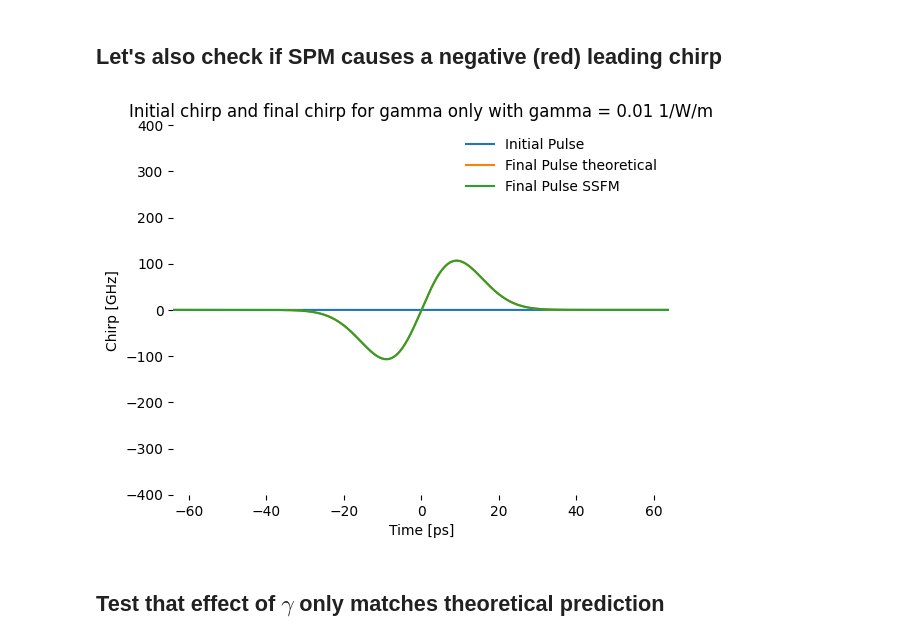
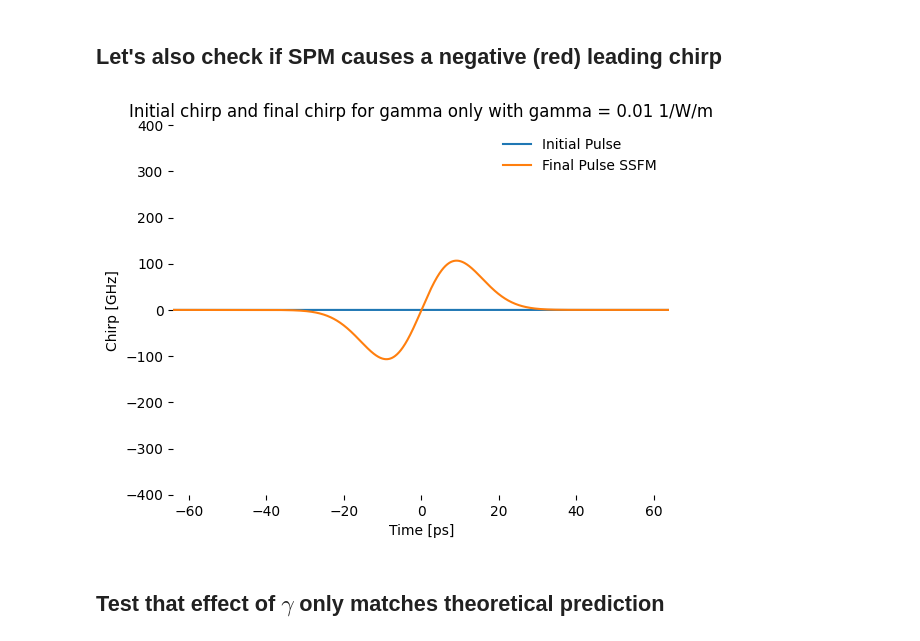
Before and after one commit to LeonoreShaw/SPM, a Jupyter notebook: SPM/SPM.ipynb, the cells around one changed output. Cells and saved outputs as stored; diff of their text form; code cells hidden in the pictures.

```diff
--- a/SPM/SPM.ipynb
+++ b/SPM/SPM.ipynb
@@ -246,7 +246,7 @@ Length          = 1e3      #Fiber length in m
 nsteps          = 2**8     #Number of steps we divide the fiber into # 2**8=256 光纤长度分割的步数
 
 gamma           = 10e-3     #Nonlinearity parameter in 1/W/m
-beta2           = 100e3    #Dispersion in fs^2/m (units typically used when referring to beta2)
+beta2           = 10e3    #Dispersion in fs^2/m (units typically used when referring to beta2)
 beta2          *= (1e-30)  #Convert fs^2 to s^2 so everything is in SI units
 alpha_dB_per_m  = 0.2e-3   #Power attenuation coeff in decibel per m. Usual value at 1550nm is 0.2 dB/km
 
@@ -666,18 +702,19 @@ Gamma error computed by difference of energy between theory and SSFM is 1.086675
 # %%
 #Is the chirp negative (red) in the front and positive (blue) in the back for gamma>0?
 #Is the chirp positive (blue) in the front and negative (red) in the back for gamma<0?
 plt.figure()
 plt.title(f"Initial chirp and final chirp for gamma only with gamma = {fiber_gamma_only.gamma} 1/W/m")
 plt.plot(sim_config.t*1e12,getChirp(sim_config.t,testPulse0)/1e9,label="Initial Pulse")
-plt.plot(sim_config.t*1e12,getChirp(sim_config.t,finalPulse_gamma_only_theoretical)/1e9,label="Final Pulse theoretical")
+# plt.plot(sim_config.t*1e12,getChirp(sim_config.t,finalPulse_gamma_only_theoretical)/1e9,label="Final Pulse theoretical")
 plt.plot(sim_config.t*1e12,getChirp(sim_config.t,finalPulse_gamma_only_theoretical)/1e9,label="Final Pulse SSFM")
 plt.axis([-duration*5*1e12,duration*5*1e12,-400,400])
 plt.xlabel("Time [ps]")
 plt.ylabel("Chirp [GHz]")
 plt.legend()
+plt.savefig('高斯SPM啁啾gamma_only_chirp.png', dpi=500, bbox_inches='tight', transparent=True, pad_inches=0)
 plt.show()
 # %% [output]
-[figure, old version]
+[figure, new version]
 # %% [markdown]
 ## Test that effect of $\gamma$ only matches theoretical prediction
 # %%
```
Also changed, not shown: parts of 30 cells of this notebook, 39 other files.
